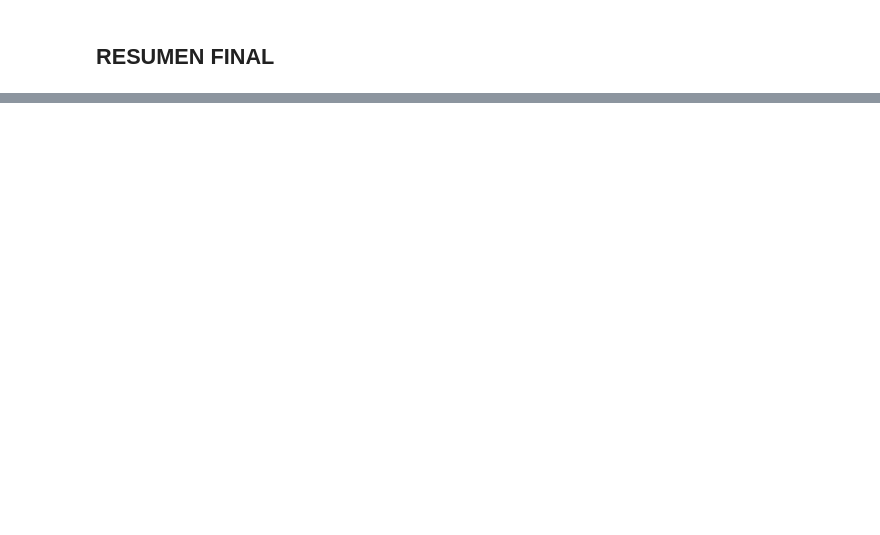
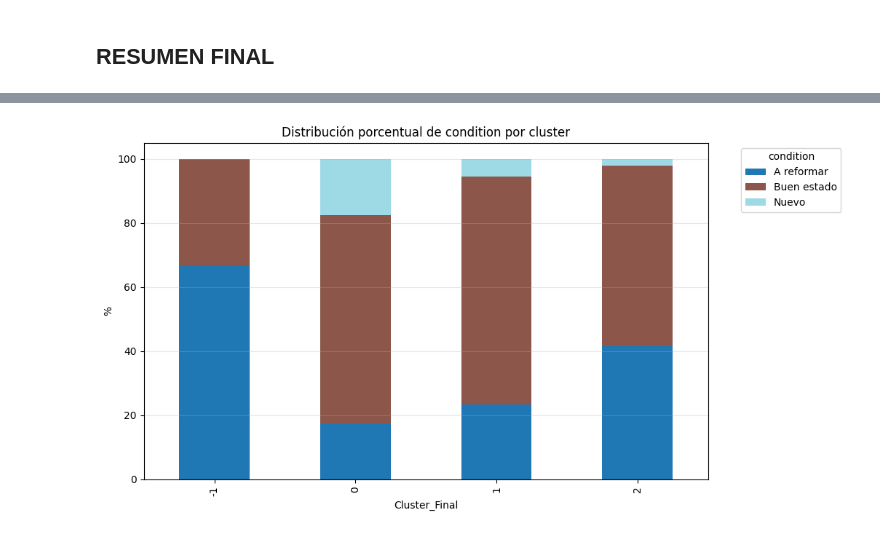
Before and after one commit to ikeiba/bilbao-housing-ml, a Jupyter notebook: clustering/clustering.ipynb, the cells around one changed output, grey strips where cells are left out. Cells and saved outputs as stored; diff of their text form; code cells hidden in the pictures; blank space fills up the shorter version.

```diff
--- a/clustering/clustering.ipynb
+++ b/clustering/clustering.ipynb
@@ -857,0 +919,14 @@ Passing `palette` without assigning `hue` is deprecated and will be removed in v
+# %%
+def bar_stacked_category(col):
+    ct = pd.crosstab(df_analysis["Cluster_Final"], df_analysis[col], normalize='index') * 100
+    ct.plot(kind='bar', stacked=True, figsize=(10,6), cmap='tab20')
+    plt.title(f"Distribución porcentual de {col} por cluster")
+    plt.ylabel("%")
+    plt.legend(title=col, bbox_to_anchor=(1.05, 1), loc="upper left")
+    plt.grid(axis='y', alpha=0.3)
+    plt.show()
+
+# Ejemplo:
+bar_stacked_category("condition")
+# %% [output]
+[figure, added]
```
Also changed, not shown: parts of 8 cells of this notebook.
